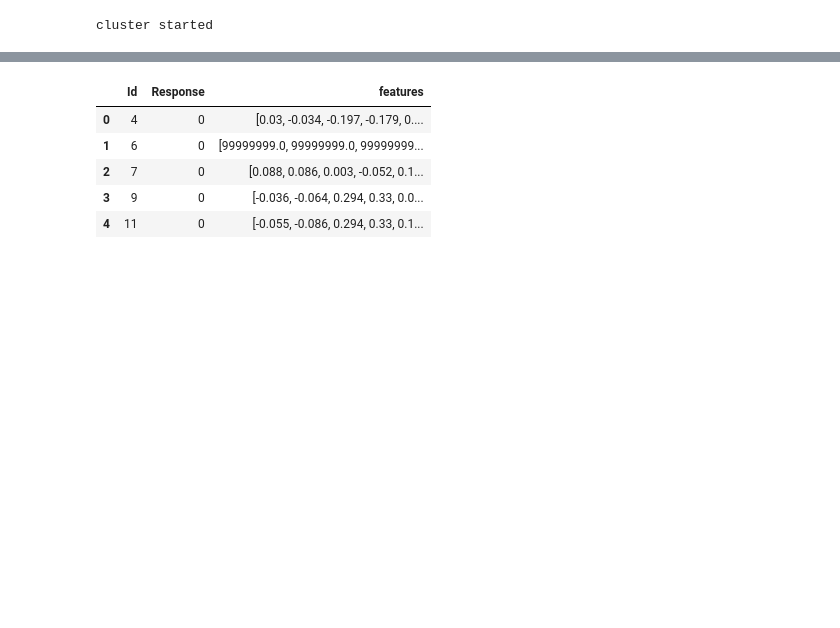
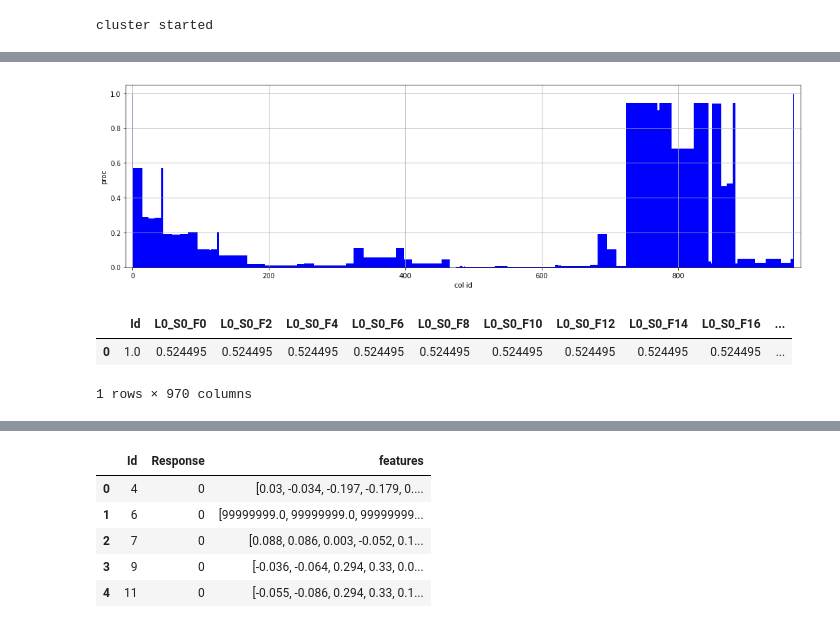
Before and after one commit to EvgeniyPrudnikov/Magistracy, a Jupyter notebook: Diploma/python/main.ipynb, the cells around one changed output, grey strips where cells are left out. Saved outputs shown, nothing was run; the diff lists cells and outputs as text; code cells hidden in the pictures; blank space fills up the shorter version.

```diff
--- a/Diploma/python/main.ipynb
+++ b/Diploma/python/main.ipynb
@@ -63,0 +74,13 @@ l = df.select(df.Id,df.Response).collect()
+# %%
+def plt_hist(counts_by_col_l):
+    row_fileds = counts_by_col_l[0].__fields__
+    hist_v = map(float,[counts_by_col_l[0][key] for key in row_fileds])
+    elems = list(xrange(0,len(hist_v)))
+    plt.figure(figsize=(18,5))
+    plt.ylabel('proc')
+    plt.xlabel('col id')
+    plt.grid(True)
+    plt.xlim([-10,len(elems) + 10])
+    width = 1/1
+    #plt.xticks(elems, row_fileds)
+    plt.bar(elems, hist_v, width, color="blue")
@@ -79,0 +114,4 @@ df2.limit(10).toPandas()
+# %%
+plt_hist(counts_by_col_l)
+# %% [output]
+[figure, added]
@@ -79,0 +120,6 @@ df2.limit(10).toPandas()
+# %%
+col_with_resp.limit(100).toPandas()
+# %% [output]
+|  | Id | L0_S0_F0 | L0_S0_F2 | L0_S0_F4 | L0_S0_F6 | L0_S0_F8 | L0_S0_F10 | L0_S0_F12 | L0_S0_F14 | L0_S0_F16 | ... |
+| 0 | 1.0 | 0.524495 | 0.524495 | 0.524495 | 0.524495 | 0.524495 | 0.524495 | 0.524495 | 0.524495 | 0.524495 | ... |
+1 rows × 970 columns
```
Also changed, not shown: parts of 32 cells of this notebook, 2 other files.
